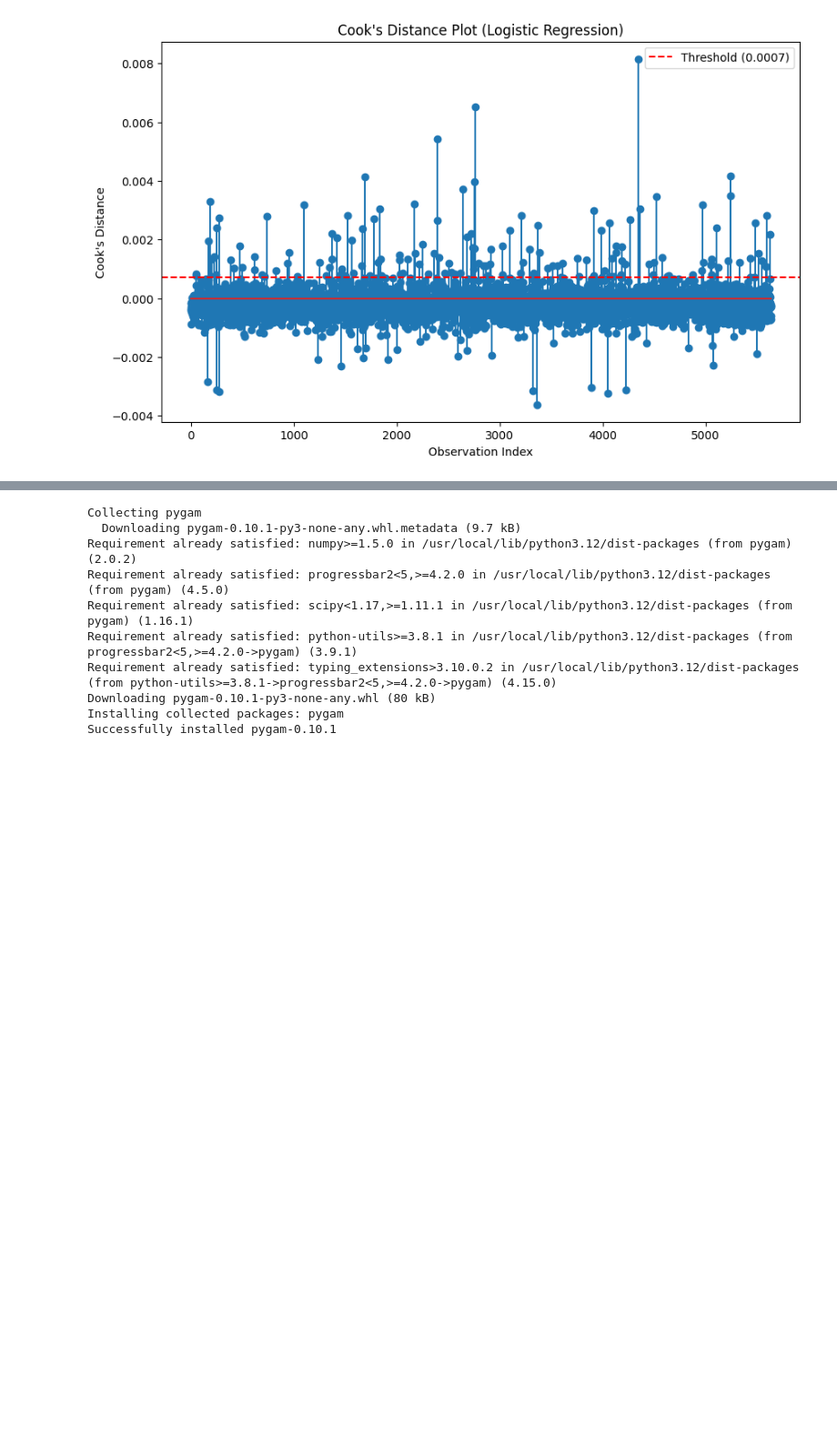
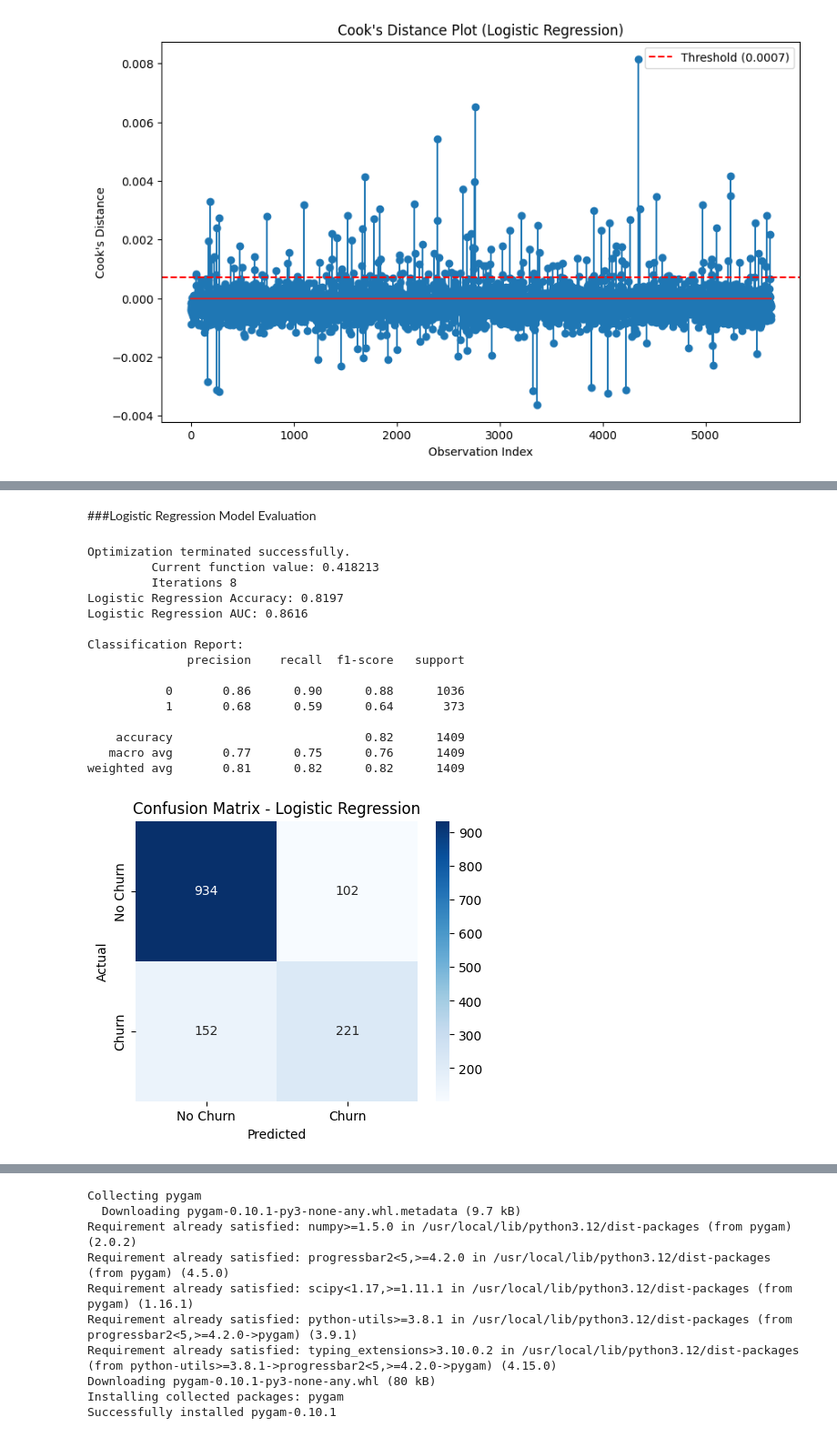
Before and after one commit to TiffanyDegbotse/XAI_assignment2, a Jupyter notebook: template.ipynb, the cells around one changed output, grey strips where cells are left out. Shown at 91% size. Cells and saved outputs as stored; diff of their text form; code cells hidden in the pictures; blank space fills up the shorter version.

```diff
--- a/template.ipynb
+++ b/template.ipynb
@@ -825,0 +902,50 @@ Influential Outliers (Cook's Distance):
+# %% [markdown]
+###Logistic Regression Model Evaluation
+# %%
+from sklearn.metrics import accuracy_score, roc_auc_score, classification_report, confusion_matrix
+import matplotlib.pyplot as plt
+import seaborn as sns
+
+# Fit the logistic regression model on training data
+logit_model = sm.Logit(Y_train_numeric, sm.add_constant(X_train_scaled)).fit()
+
+# Predict probabilities on the test set
+y_pred_proba = logit_model.predict(sm.add_constant(X_test_scaled))
+
+# Convert probabilities to class predictions (using 0.5 cutoff)
+y_pred_class = (y_pred_proba >= 0.5).astype(int)
+
+# --- Evaluation Metrics ---
+accuracy = accuracy_score(Y_test_numeric, y_pred_class)
+auc = roc_auc_score(Y_test_numeric, y_pred_proba)
+
+print(f"Logistic Regression Accuracy: {accuracy:.4f}")
+print(f"Logistic Regression AUC: {auc:.4f}")
+print("\nClassification Report:")
+print(classification_report(Y_test_numeric, y_pred_class))
+
+# --- Confusion Matrix ---
+cm = confusion_matrix(Y_test_numeric, y_pred_class)
+plt.figure(figsize=(5,4))
+sns.heatmap(cm, annot=True, fmt='d', cmap='Blues', xticklabels=['No Churn','Churn'], yticklabels=['No Churn','Churn'])
+plt.xlabel("Predicted")
+plt.ylabel("Actual")
+plt.title("Confusion Matrix - Logistic Regression")
+plt.show()
+# %% [output]
+Optimization terminated successfully.
+         Current function value: 0.418213
+         Iterations 8
+Logistic Regression Accuracy: 0.8197
+Logistic Regression AUC: 0.8616
+
+Classification Report:
+              precision    recall  f1-score   support
+
+           0       0.86      0.90      0.88      1036
+           1       0.68      0.59      0.64       373
+
+    accuracy                           0.82      1409
+   macro avg       0.77      0.75      0.76      1409
+weighted avg       0.81      0.82      0.82      1409
+[figure, added]
```
Also changed, not shown: parts of 38 cells of this notebook.
